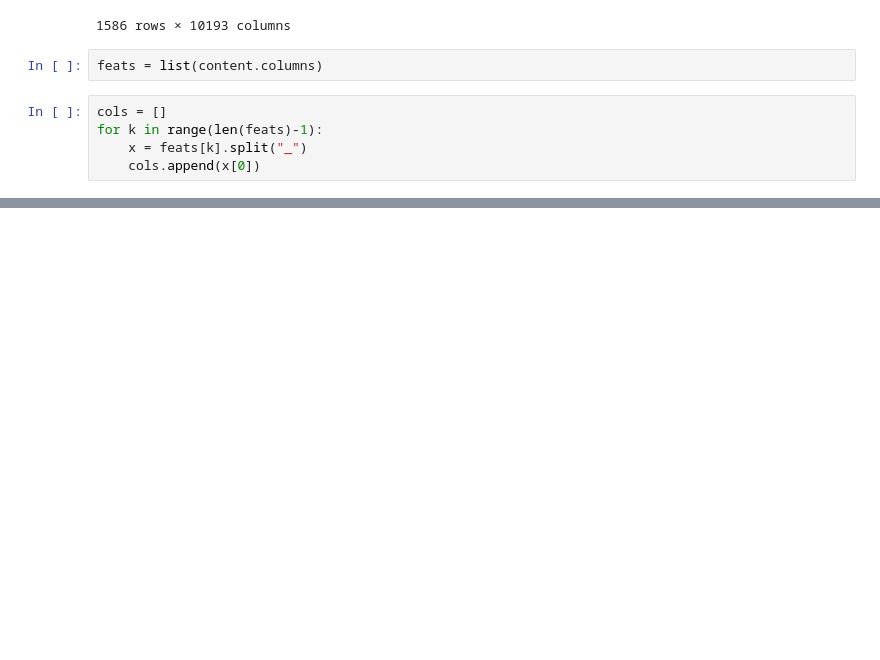
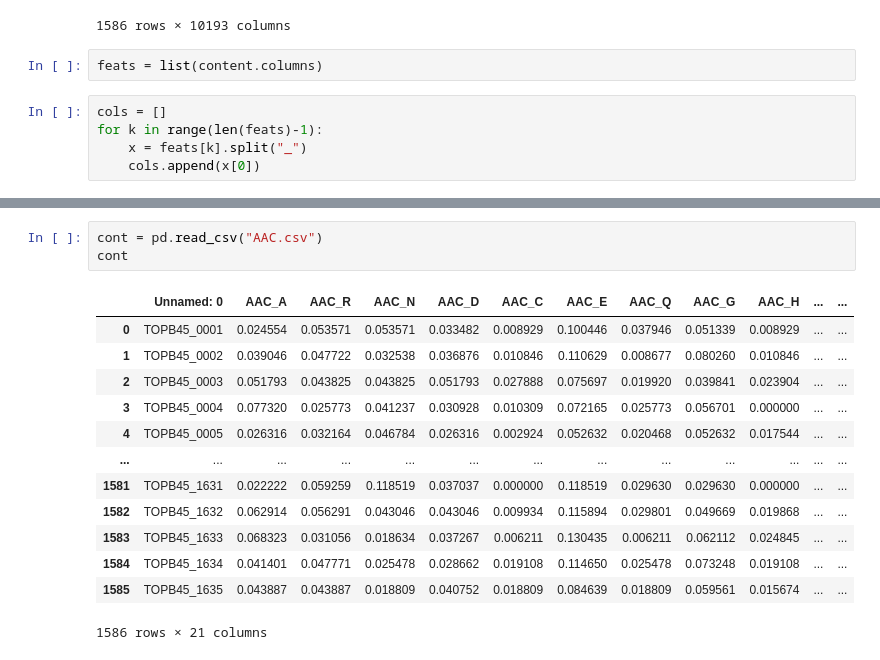
Before and after one commit to BuffetWarren/ModelRF, a Jupyter notebook: feature_by_groupe.ipynb, the cells around one changed output, grey strips where cells are left out. Saved outputs shown, nothing was run; the diff lists cells and outputs as text; blank space fills up the shorter version.

```diff
--- a/feature_by_groupe.ipynb
+++ b/feature_by_groupe.ipynb
@@ -58,0 +235,17 @@ SOCN : 0
+# %%
+cont = pd.read_csv("AAC.csv")
+cont
+# %% [output]
+|  | Unnamed: 0 | AAC_A | AAC_R | AAC_N | AAC_D | AAC_C | AAC_E | AAC_Q | AAC_G | AAC_H | ... | ... |
+| 0 | TOPB45_0001 | 0.024554 | 0.053571 | 0.053571 | 0.033482 | 0.008929 | 0.100446 | 0.037946 | 0.051339 | 0.008929 | ... | ... |
+| 1 | TOPB45_0002 | 0.039046 | 0.047722 | 0.032538 | 0.036876 | 0.010846 | 0.110629 | 0.008677 | 0.080260 | 0.010846 | ... | ... |
+| 2 | TOPB45_0003 | 0.051793 | 0.043825 | 0.043825 | 0.051793 | 0.027888 | 0.075697 | 0.019920 | 0.039841 | 0.023904 | ... | ... |
+| 3 | TOPB45_0004 | 0.077320 | 0.025773 | 0.041237 | 0.030928 | 0.010309 | 0.072165 | 0.025773 | 0.056701 | 0.000000 | ... | ... |
+| 4 | TOPB45_0005 | 0.026316 | 0.032164 | 0.046784 | 0.026316 | 0.002924 | 0.052632 | 0.020468 | 0.052632 | 0.017544 | ... | ... |
+| ... | ... | ... | ... | ... | ... | ... | ... | ... | ... | ... | ... | ... |
+| 1581 | TOPB45_1631 | 0.022222 | 0.059259 | 0.118519 | 0.037037 | 0.000000 | 0.118519 | 0.029630 | 0.029630 | 0.000000 | ... | ... |
+| 1582 | TOPB45_1632 | 0.062914 | 0.056291 | 0.043046 | 0.043046 | 0.009934 | 0.115894 | 0.029801 | 0.049669 | 0.019868 | ... | ... |
+| 1583 | TOPB45_1633 | 0.068323 | 0.031056 | 0.018634 | 0.037267 | 0.006211 | 0.130435 | 0.006211 | 0.062112 | 0.024845 | ... | ... |
+| 1584 | TOPB45_1634 | 0.041401 | 0.047771 | 0.025478 | 0.028662 | 0.019108 | 0.114650 | 0.025478 | 0.073248 | 0.019108 | ... | ... |
+| 1585 | TOPB45_1635 | 0.043887 | 0.043887 | 0.018809 | 0.040752 | 0.018809 | 0.084639 | 0.018809 | 0.059561 | 0.015674 | ... | ... |
+1586 rows × 21 columns
```
Also changed, not shown: parts of 32 cells of this notebook.
